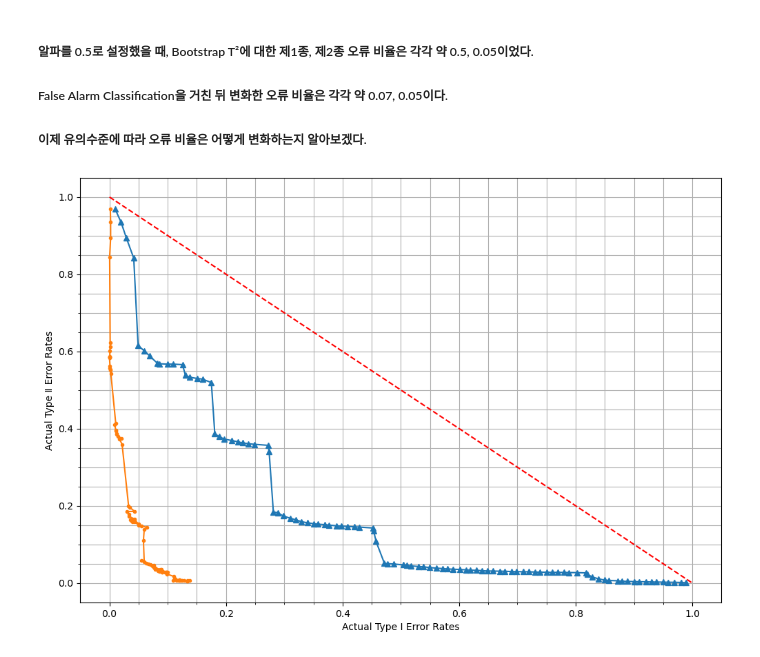
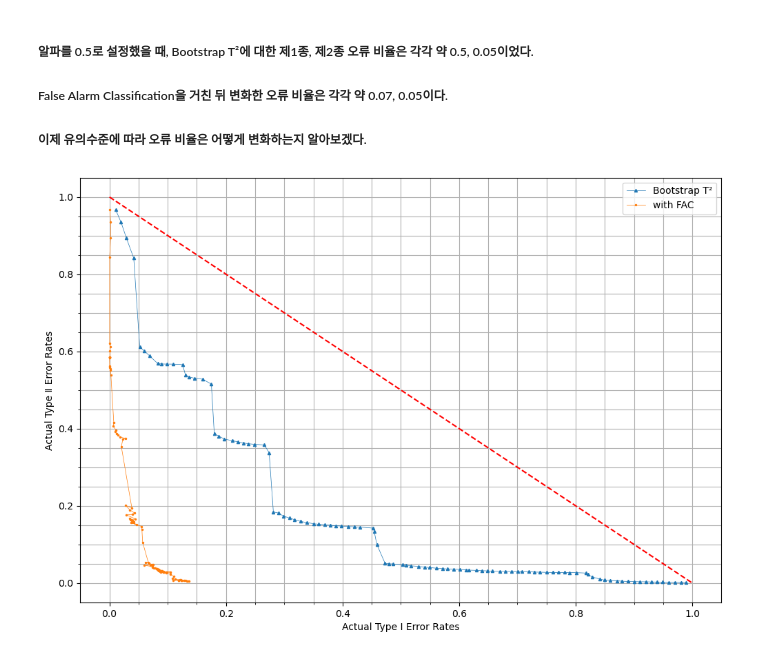
Before and after one commit to changyeon99/CapstoneDesign2, a Jupyter notebook: Nov_8th.ipynb, the cells around one changed output. Drawn from its saved outputs; the diff is of its cells as text; code cells hidden in the pictures.

```diff
--- a/Nov_8th.ipynb
+++ b/Nov_8th.ipynb
@@ -573,21 +573,21 @@ y3 = [item[4] for item in list_ER_ver_2]
 # %%
 plt.figure(figsize = (12, 8))
 
 plt.plot([0, 1], [1, 0], linestyle='--', color='red')#, label='y = -x')
-plt.plot(x, y, marker='^', linestyle='-', label = 'Bootstrap T²')
-plt.plot(x3, y3, marker='.', linestyle='-', label = 'with FAC')
+plt.plot(x, y, marker='^', linestyle='-', label = 'Bootstrap T²', markersize = 3, lw=0.5)
+plt.plot(x3, y3, marker='.', linestyle='-', label = 'with FAC', markersize = 3, lw=0.5)
 
 plt.xlabel("Actual Type Ⅰ Error Rates")
 plt.ylabel("Actual Type Ⅱ Error Rates")
 
 plt.minorticks_on()
 plt.grid(axis='both', which='both')
 
 # plt.xlim(0, 1)
 # plt.ylim(0, 1)
 
-plt.legend
+plt.legend()
 
 plt.show()
 # %% [output]
-[figure, old version]
+[figure, new version]
```
Also changed, not shown: parts of 1 cell of this notebook.
